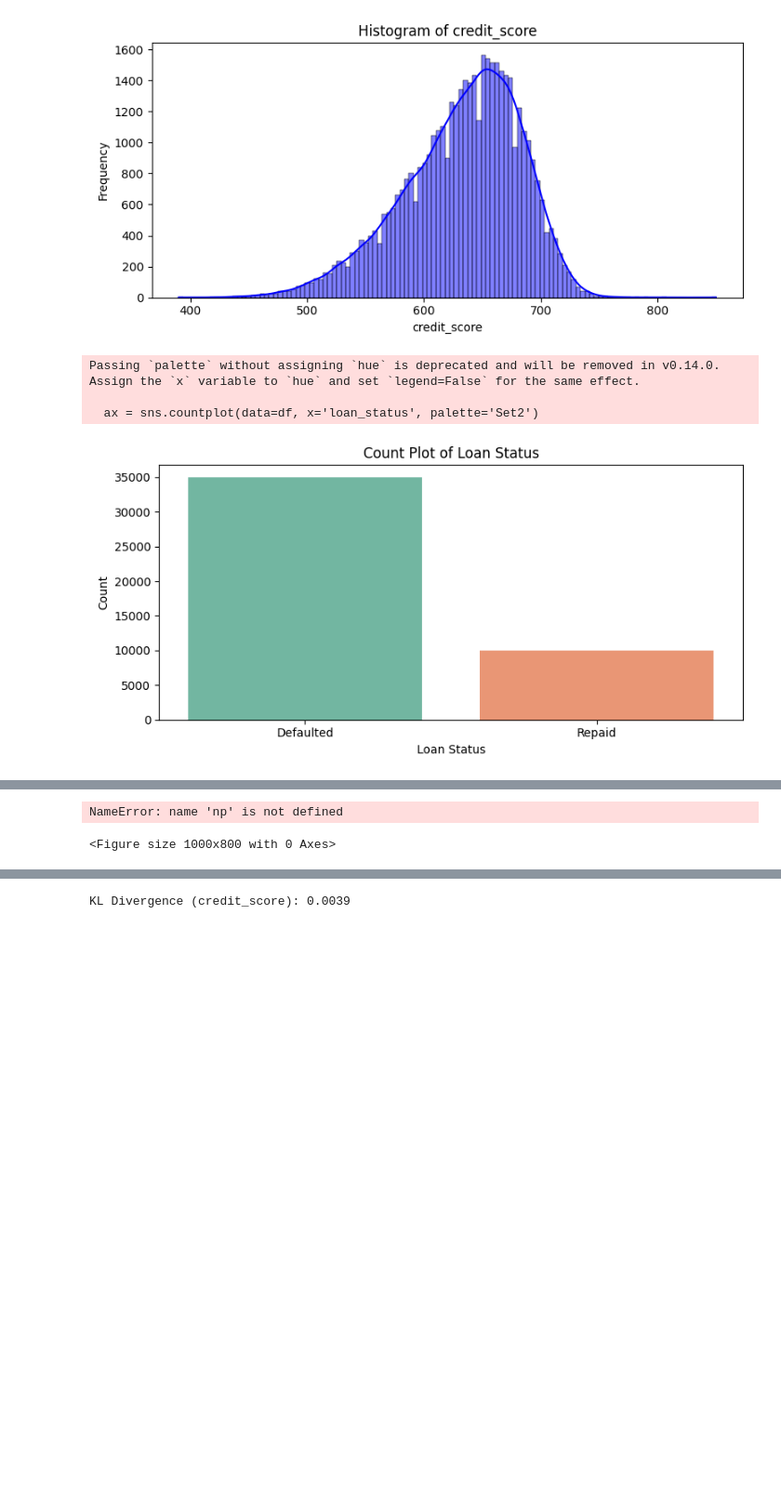
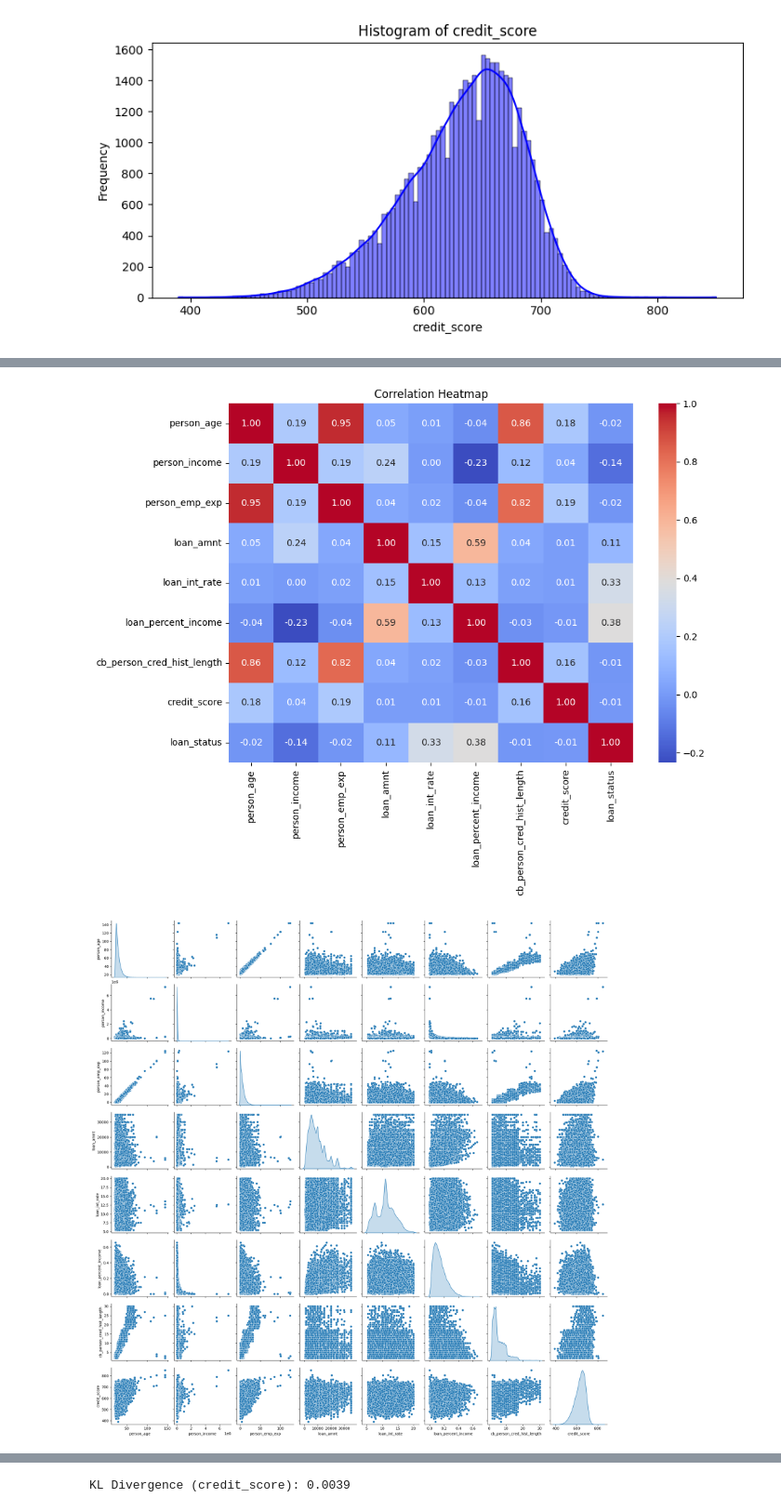
Before and after one commit to samuelbaldwin05/PredictingLoanDefaults, a Jupyter notebook: notebooks/loan_default.ipynb, the cells around one changed output, grey strips where cells are left out. Shown at 93% size. Drawn from its saved outputs; the diff is of its cells as text; code cells hidden in the pictures; blank space fills up the shorter version.

```diff
--- a/notebooks/loan_default.ipynb
+++ b/notebooks/loan_default.ipynb
@@ -118,26 +157,6 @@ for col in numeric_cols:
 [figure]
 [figure]
 [figure]
-# %%
-import matplotlib.pyplot as plt
-import seaborn as sns
-
-plt.figure(figsize=(8, 4))
-ax = sns.countplot(data=df, x='loan_status', palette='Set2')
-
-# Rename x-axis tick labels
-ax.set_xticklabels(['Defaulted', 'Repaid'])
-
-plt.title('Count Plot of Loan Status')
-plt.xlabel('Loan Status')
-plt.ylabel('Count')
-plt.tight_layout()
-plt.show()
-# %% [output]
-Passing `palette` without assigning `hue` is deprecated and will be removed in v0.14.0. Assign the `x` variable to `hue` and set `legend=False` for the same effect.
-
-  ax = sns.countplot(data=df, x='loan_status', palette='Set2')
-[figure, removed]
 # %%
 # Plotting count plots for key categorical columns
 for col in ['person_gender', 'person_education', 'person_home_ownership', 'loan_intent', 'previous_loan_defaults_on_file']:
@@ -155,36 +174,36 @@ if len(numeric_cols) >= 4:
     numeric_df = df.select_dtypes(include=[np.number])
     corr = numeric_df.corr()
     sns.heatmap(corr, annot=True, cmap='coolwarm', fmt='.2f')
     plt.title('Correlation Heatmap')
     plt.tight_layout()
     plt.show()
 
 # Pair plot to observe relationships among numeric features
-sns.pairplot(df[numeric_cols], diag_kind='kde')
+sns.pairplot(numerical, diag_kind='kde')
 plt.show()
 # %% [output]
 Passing `palette` without assigning `hue` is deprecated and will be removed in v0.14.0. Assign the `x` variable to `hue` and set `legend=False` for the same effect.
 
   sns.countplot(data=df, x=col, palette='Set2')
 [figure]
 Passing `palette` without assigning `hue` is deprecated and will be removed in v0.14.0. Assign the `x` variable to `hue` and set `legend=False` for the same effect.
 
   sns.countplot(data=df, x=col, palette='Set2')
 [figure]
 Passing `palette` without assigning `hue` is deprecated and will be removed in v0.14.0. Assign the `x` variable to `hue` and set `legend=False` for the same effect.
 
   sns.countplot(data=df, x=col, palette='Set2')
 [figure]
 Passing `palette` without assigning `hue` is deprecated and will be removed in v0.14.0. Assign the `x` variable to `hue` and set `legend=False` for the same effect.
 
   sns.countplot(data=df, x=col, palette='Set2')
 [figure]
 Passing `palette` without assigning `hue` is deprecated and will be removed in v0.14.0. Assign the `x` variable to `hue` and set `legend=False` for the same effect.
 
   sns.countplot(data=df, x=col, palette='Set2')
 [figure]
-NameError: name 'np' is not defined
-<Figure size 1000x800 with 0 Axes>
+[figure, added]
+[figure, added]
 # %%
 from sklearn.decomposition import PCA
 from sklearn.preprocessing import StandardScaler
```
Also changed, not shown: parts of 5 cells of this notebook, 1 other file.
